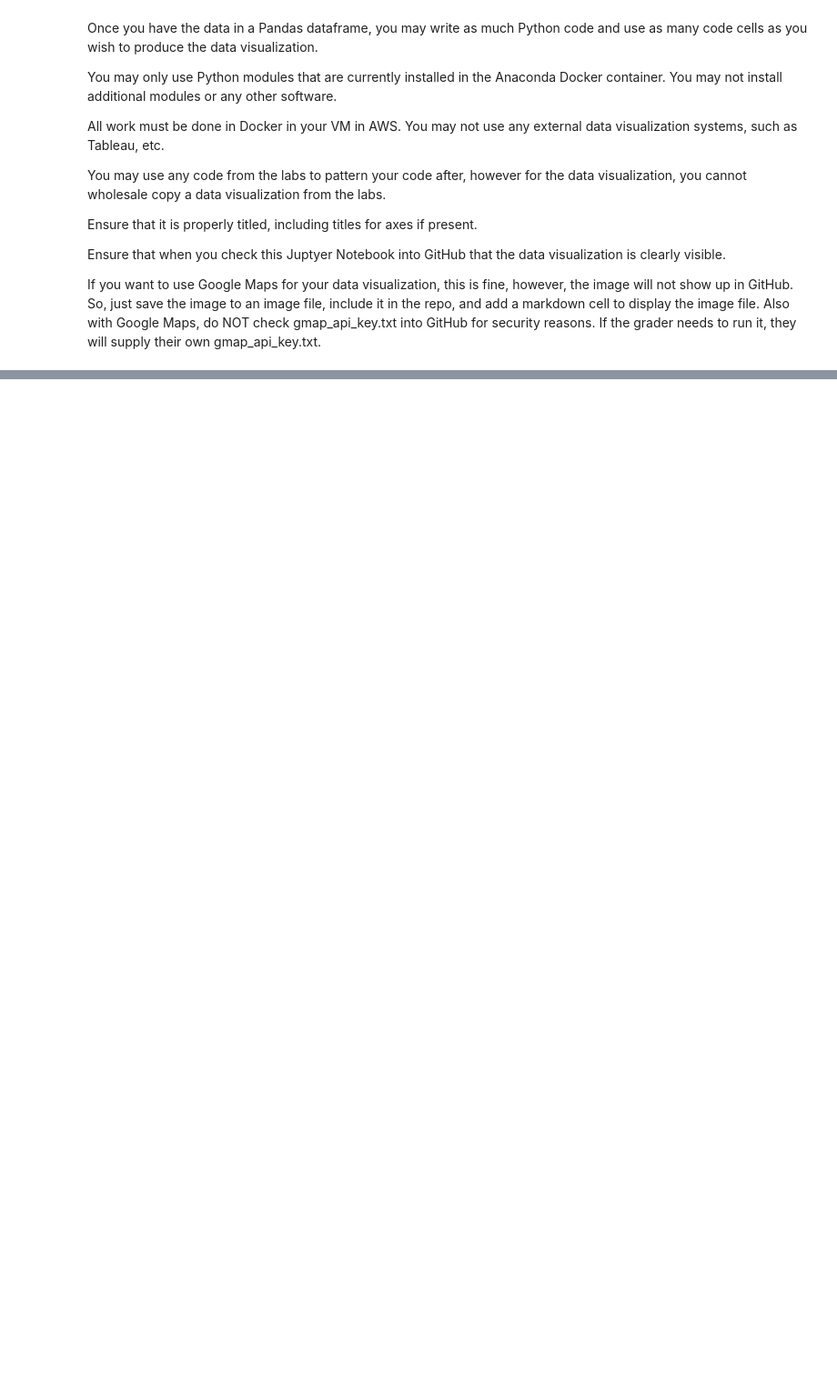
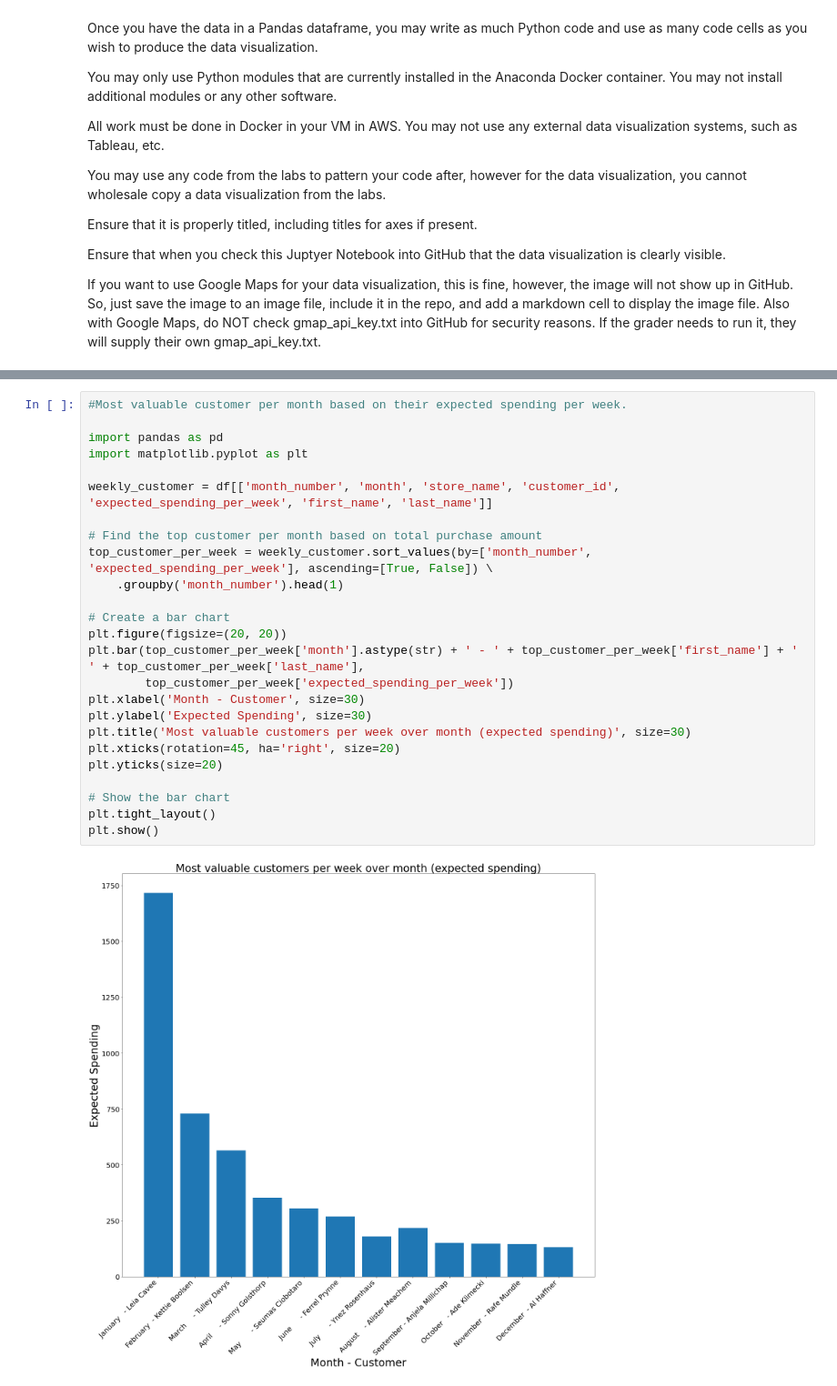
Before and after one commit to mids-w205/project-1-henrydinhucb, a Jupyter notebook: project_1_5.ipynb, the cells around one changed output, grey strips where cells are left out. Shown at 91% size. Drawn from its saved outputs; the diff is of its cells as text; blank space fills up the shorter version.

```diff
--- a/project_1_5.ipynb
+++ b/project_1_5.ipynb
@@ -224,3 +293,30 @@ plt.show()
+# %%
+#Most valuable customer per month based on their expected spending per week.
+
+import pandas as pd
+import matplotlib.pyplot as plt
+
+weekly_customer = df[['month_number', 'month', 'store_name', 'customer_id', 'expected_spending_per_week', 'first_name', 'last_name']]
+
+# Find the top customer per month based on total purchase amount
+top_customer_per_week = weekly_customer.sort_values(by=['month_number', 'expected_spending_per_week'], ascending=[True, False]) \
+    .groupby('month_number').head(1)
+
+# Create a bar chart
+plt.figure(figsize=(20, 20))
+plt.bar(top_customer_per_week['month'].astype(str) + ' - ' + top_customer_per_week['first_name'] + ' ' + top_customer_per_week['last_name'],
+        top_customer_per_week['expected_spending_per_week'])
+plt.xlabel('Month - Customer', size=30)
+plt.ylabel('Expected Spending', size=30)
+plt.title('Most valuable customers per week over month (expected spending)', size=30)
+plt.xticks(rotation=45, ha='right', size=20)
+plt.yticks(size=20)
+
+# Show the bar chart
+plt.tight_layout()
+plt.show()
+# %% [output]
+[figure, added]
 # %%
 #Most valuable customer per month based on their purchasing frequencies.
 
```
Also changed, not shown: parts of 7 cells of this notebook.
